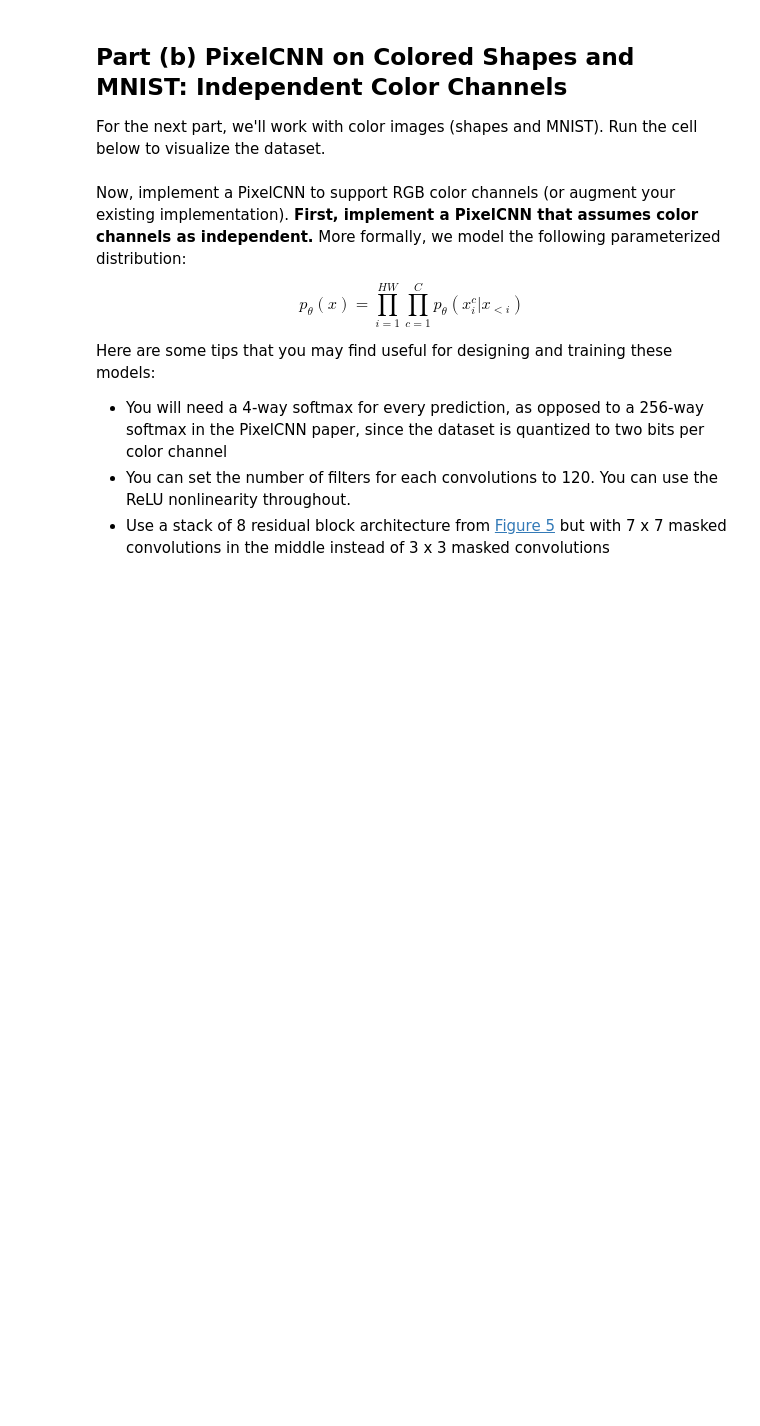
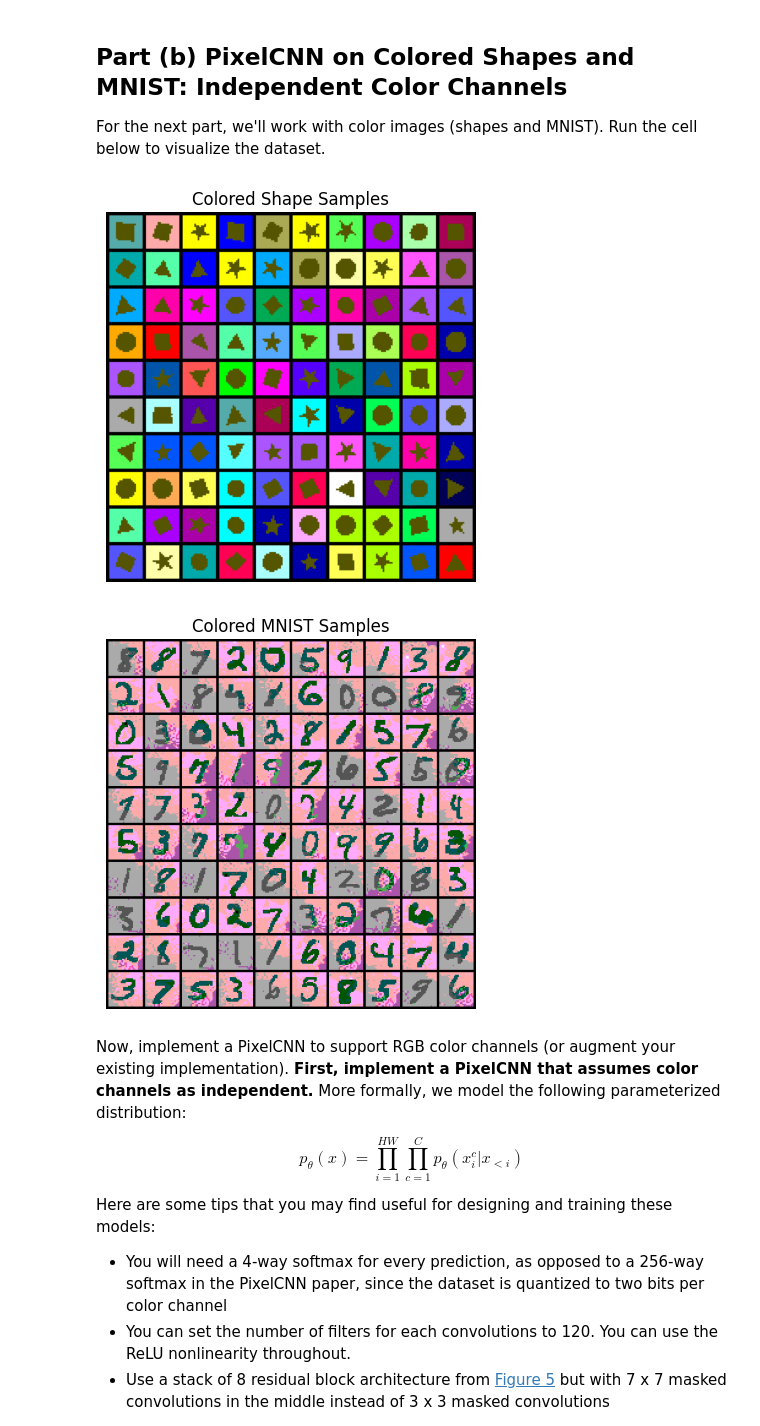
Before and after one commit to WeisonWEileen/deepul, a Jupyter notebook: homeworks/hw1/hw1.ipynb, the cells around one changed output. Cells and saved outputs as stored; diff of their text form; code cells hidden in the pictures; blank space fills up the shorter version.

```diff
--- a/homeworks/hw1/hw1.ipynb
+++ b/homeworks/hw1/hw1.ipynb
@@ -345,3 +495,12 @@ visualize_q2b_data(2)
+# %%
+# increase path
+import sys
+sys.path.append("/home/PanWei/deepul/")
+visualize_q2b_data(1)
+visualize_q2b_data(2)
+# %% [output]
+[figure, added]
+[figure, added]
 # %% [markdown]
 Now, implement a PixelCNN to support RGB color channels (or augment your existing implementation). **First, implement a PixelCNN that assumes color channels as independent.** More formally, we model the following parameterized distribution:
 
```
Also changed, not shown: parts of 18 cells of this notebook, 6 other files.
